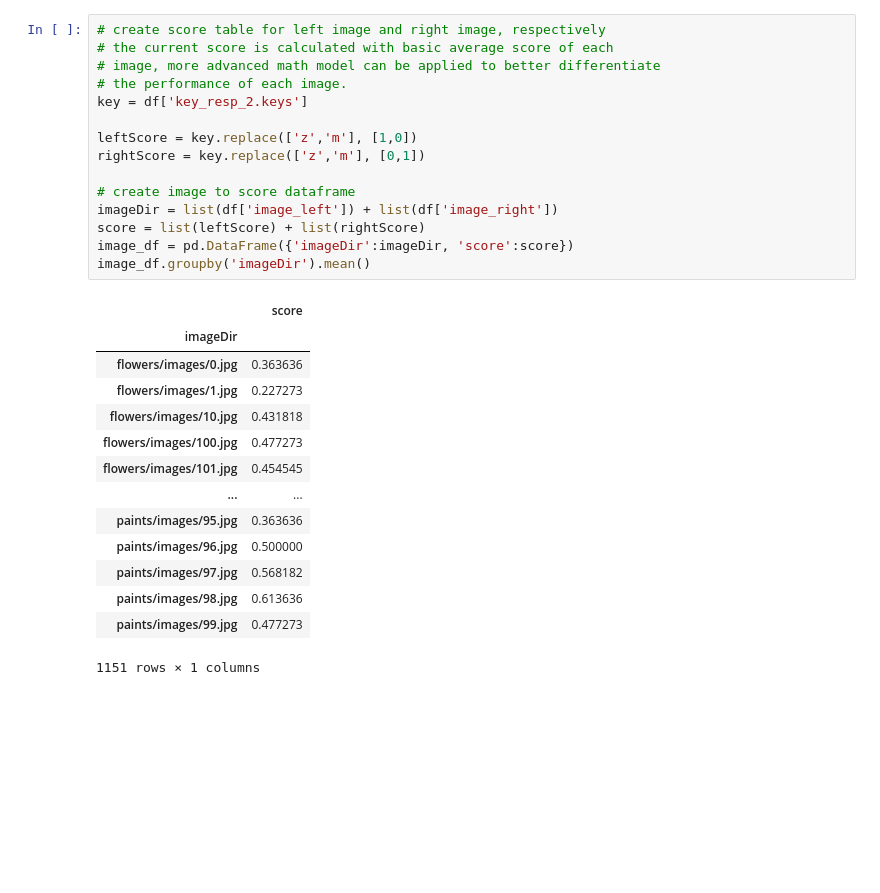
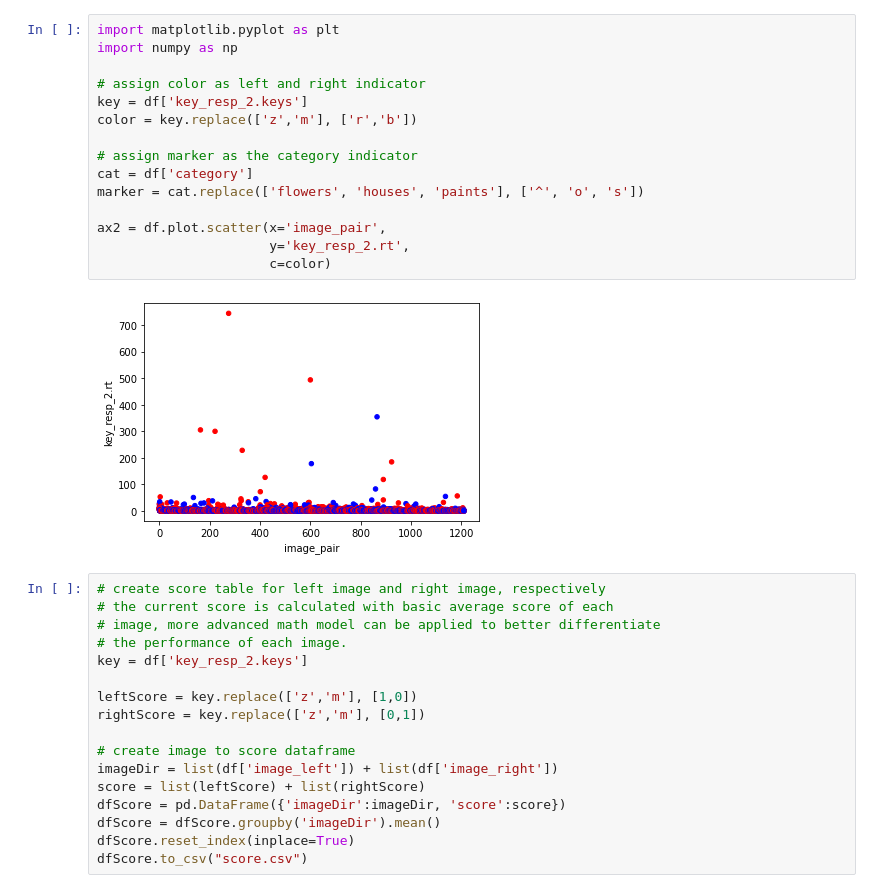
Before and after one commit to Loni0111/preference_study, a Jupyter notebook: data_cleaning.ipynb, the cells around one changed output. Drawn from its saved outputs; the diff is of its cells as text; blank space fills up the shorter version.

Commit message:
Add structured data file

```diff
--- a/data_cleaning.ipynb
+++ b/data_cleaning.ipynb
@@ -53,3 +70,20 @@ len(image)
+# %%
+import matplotlib.pyplot as plt
+import numpy as np
+
+# assign color as left and right indicator
+key = df['key_resp_2.keys']
+color = key.replace(['z','m'], ['r','b'])
+
+# assign marker as the category indicator
+cat = df['category']
+marker = cat.replace(['flowers', 'houses', 'paints'], ['^', 'o', 's'])
+
+ax2 = df.plot.scatter(x='image_pair',
+                      y='key_resp_2.rt',
+                      c=color)
+# %% [output]
+[figure, added]
 # %%
 # create score table for left image and right image, respectively
 # the current score is calculated with basic average score of each
@@ -63,20 +97,7 @@ rightScore = key.replace(['z','m'], [0,1])
 # create image to score dataframe
 imageDir = list(df['image_left']) + list(df['image_right'])
 score = list(leftScore) + list(rightScore)
-image_df = pd.DataFrame({'imageDir':imageDir, 'score':score})
-image_df.groupby('imageDir').mean()
+dfScore = pd.DataFrame({'imageDir':imageDir, 'score':score})
+dfScore = dfScore.groupby('imageDir').mean()
+dfScore.reset_index(inplace=True)
+dfScore.to_csv("score.csv")
-# %% [output]
-|  | score |
-| imageDir |  |
-| flowers/images/0.jpg | 0.363636 |
-| flowers/images/1.jpg | 0.227273 |
-| flowers/images/10.jpg | 0.431818 |
-| flowers/images/100.jpg | 0.477273 |
-| flowers/images/101.jpg | 0.454545 |
-| ... | ... |
-| paints/images/95.jpg | 0.363636 |
-| paints/images/96.jpg | 0.500000 |
-| paints/images/97.jpg | 0.568182 |
-| paints/images/98.jpg | 0.613636 |
-| paints/images/99.jpg | 0.477273 |
-1151 rows × 1 columns
```
Also changed, not shown: parts of 8 cells of this notebook, 4 other files.
